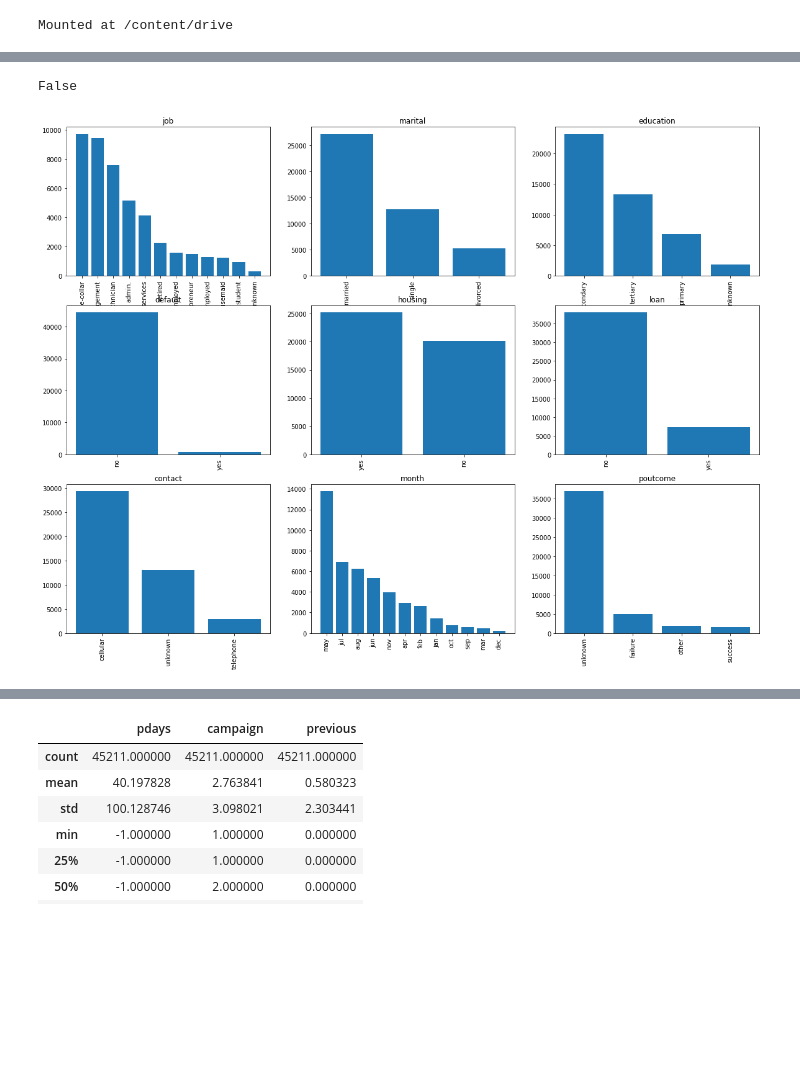
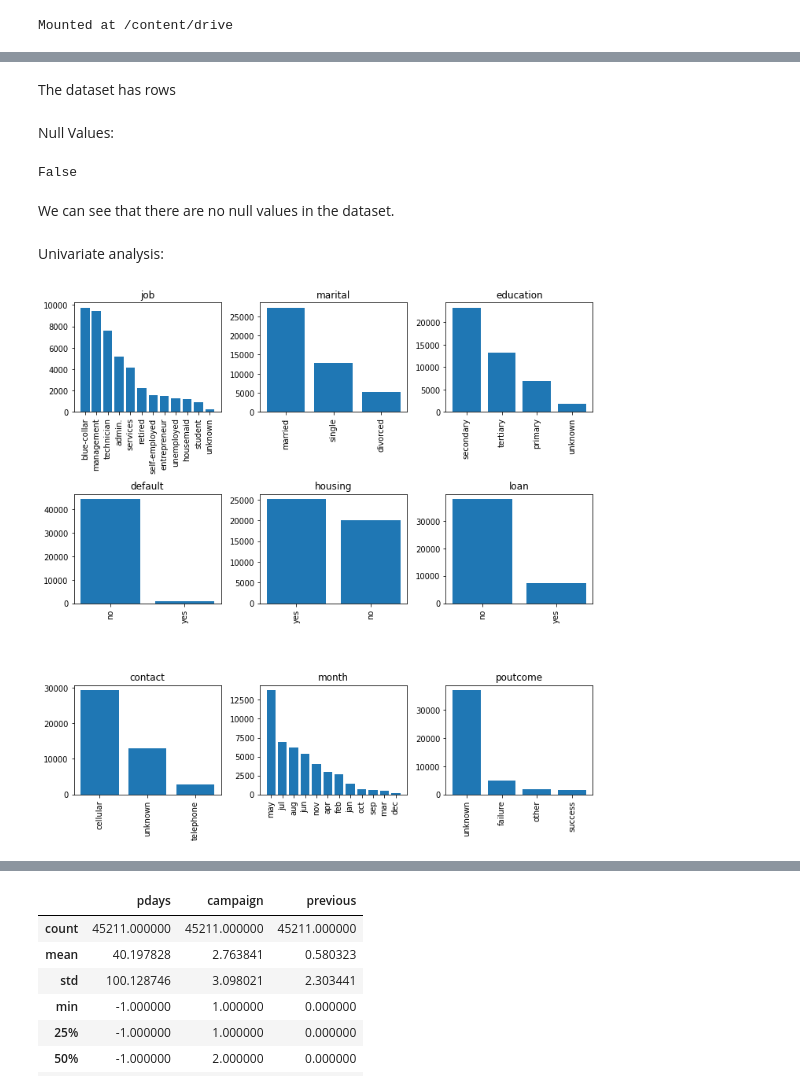
Before and after one commit to manm0han/bank_marketing_effectiveness, a Jupyter notebook: Bank_Marketing_Effectiveness_Prediction_Capstone_Project.ipynb, the cells around one changed output, grey strips where cells are left out. Saved outputs shown, nothing was run; the diff lists cells and outputs as text; code cells hidden in the pictures; blank space fills up the shorter version.

```diff
--- a/Bank_Marketing_Effectiveness_Prediction_Capstone_Project.ipynb
+++ b/Bank_Marketing_Effectiveness_Prediction_Capstone_Project.ipynb
@@ -81 +78,5 @@ df.head()
+# %% [markdown]
+The dataset has   rows
+# %% [markdown]
+Null Values:
 # %%
@@ -82,29 +84,34 @@ df.head()
 df.isnull().values.any()
 # %% [output]
 False
+# %% [markdown]
+We can see that there are no null values in the dataset.
+# %% [markdown]
+Univariate analysis:
 # %%
+# Univariate analysis of categorical columns
 cat_columns = ['job', 'marital', 'education', 'default', 'housing', 'loan', 'contact', 'month','poutcome']
 
-fig, axs = plt.subplots(3, 3, sharex=False, sharey=False, figsize=(20, 15))
+fig, axs = plt.subplots(3, 3, sharex=False, sharey=False, figsize=(10,10))
 
 counter = 0
 for cat_column in cat_columns:
     value_counts = df[cat_column].value_counts()
 
     trace_x = counter // 3
     trace_y = counter % 3
     x_pos = np.arange(0, len(value_counts))
 
     axs[trace_x, trace_y].bar(x_pos, value_counts.values, tick_label = value_counts.index)
 
     axs[trace_x, trace_y].set_title(cat_column)
 
     for tick in axs[trace_x, trace_y].get_xticklabels():
         tick.set_rotation(90)
 
     counter += 1
-
+fig.tight_layout()
 plt.show()
 # %% [output]
-[figure, old version]
+[figure, new version]
 # %%
```
Also changed, not shown: parts of 31 cells of this notebook.
